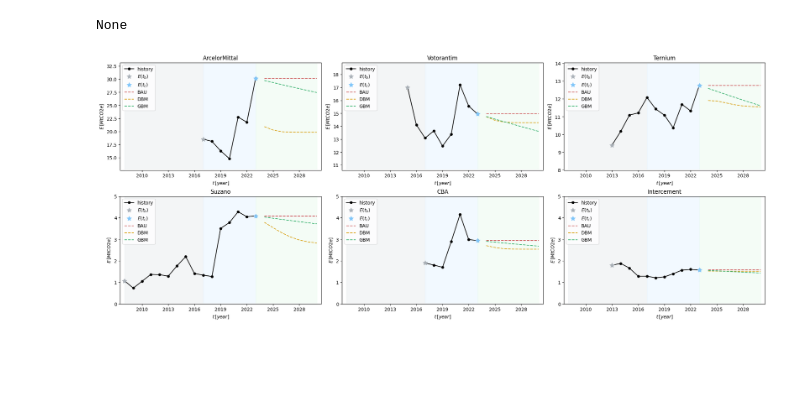
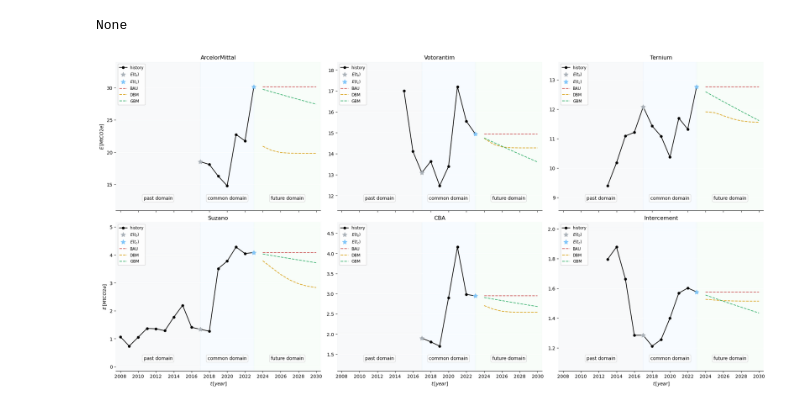
Before and after one commit to thiagoneye/costcaster, a Jupyter notebook: src/main.ipynb, the cells around one changed output. Saved outputs shown, nothing was run; the diff lists cells and outputs as text; code cells hidden in the pictures; blank space fills up the shorter version.

```diff
--- a/src/main.ipynb
+++ b/src/main.ipynb
@@ -174,9 +216,9 @@ def fit_model(
 
 # Set Span Limits
 
-past_range = [2008, 2017]
+past_range = [2007.5, 2017]
 commom_range = [2017, 2023]
-future_range = [2023, 2030]
+future_range = [2023, 2030.5]
 
 # Years for Prediction
 
@@ -194,7 +236,7 @@ output["Years"] = X_pred.tolist()
 
 # Start Plot
 
-fig, axs = plt.subplots(2, 3, figsize=(20, 8), constrained_layout=True)
+fig, axs = plt.subplots(2, 3, figsize=(20, 10), constrained_layout=True, sharex=True)
 axs = axs.flatten()
 
 colors = {
@@ -214,55 +256,60 @@ for company_id, company_name in enumerate(list_of_companies):
     # Plot (Past and Commom)
     ax = axs[company_id]
     ax.plot(X_train, y_train, "-ok", ms=5, label="history")
-    ax.plot(X_train[0], y_train[0], "*", color="#abb2b9", ms=10, label="$E(t_b)$")
+    ax.plot(X_filtered[0], y_filtered[0], "*", color="#abb2b9", ms=10, label="$E(t_b)$")
     ax.plot(X_train[-1], y_train[-1], "*", color="#80c6fa", ms=10, label="$E(t_c)$")
-    ax.axvspan(past_range[0], past_range[1], color="#e9ecef", alpha=0.5)
-    ax.axvspan(commom_range[0], commom_range[1], color="#e7f5ff", alpha=0.5)
-    ax.axvspan(future_range[0], future_range[1], color="#ebfbee", alpha=0.5)
-
-    # TODO ajustar as cores das estrelas
-    # TODO colocar a anotação no Span
 
     # BAU
     y_pred = applies_constant_line(y_train, X_pred)
     output[f"{company_name} - BAU"] = y_pred.tolist()
 
     ax.plot(X_pred, y_pred, "--", color=colors["BAU"], label="BAU")
 
     # DBM
     y_pred = fit_model(
         X_train, y_train, "svr-rbf", weights, commom_range_delimiter
     ).predict(X_pred.reshape(-1, 1))
     y_pred[y_pred < 0] = 0
     output[f"{company_name} - DBM"] = y_pred.tolist()
 
     ax.plot(X_pred, y_pred, "--", color=colors["DBM"], label="DBM")
 
     # GBM
     y_pred = applies_power_law(X_filtered, y_filtered, X_pred)
     output[f"{company_name} - GBM"] = y_pred.tolist()
 
     ax.plot(X_pred, y_pred, "--", color=colors["GBM"], label="GBM")
 
     # Configure Plot
-    ax.xaxis.set_major_locator(MultipleLocator(3))
+    ax.xaxis.set_major_locator(MultipleLocator(2))
     ax.set_xlim([2007.5, 2030.5])
-    if company_id < 3:
-        ax.set_ylim([0.85*min(y_train), 1.1*max(y_train)])
-    else:
-        ax.set_ylim([0, 5])
 
-    # TODO Grid branca
-    # TODO Desligar as bordas
+    y_min, y_max = min(y_train), max(y_train)
+    y_min_lim, y_max_lim = get_ylim(y_min, y_max)
 
-    ax.legend(loc="upper left")
-    ax.set_xlabel(r"$t \, [year]$")
-    ax.set_ylabel(r"$E \, [MtCO2e]$")
+    ax.set_ylim([y_min_lim, y_max_lim])
+
+    add_axvspan_annotation(ax, past_range[0], past_range[1], y_baseline=np.mean([y_min, y_min_lim]))
+    add_axvspan_annotation(ax, commom_range[0], commom_range[1], y_baseline=np.mean([y_min, y_min_lim]))
+    add_axvspan_annotation(ax, future_range[0], future_range[1], y_baseline=np.mean([y_min, y_min_lim]))
+
+    ax.grid(color='w', axis="y")
+    ax.spines['left'].set_visible(False)
+    ax.spines['top'].set_visible(False)
+    ax.spines['right'].set_visible(False)
+
+    ax.legend(loc="upper left", fontsize="small")
     ax.set_title(f"{company_name}")
 
-# fig.savefig(f"../img/Forecast.png")
+    if company_id in [0, 3]:
+        ax.set_ylabel("$E \\, [MtCO2e]$")
+
+    if company_id >= 3:
+        ax.set_xlabel("$t \\, [year]$")
+
+fig.savefig(f"../img/Forecast.png")
 # %% [output]
-[figure, old version]
+[figure, new version]
 # %%
 # Export Values
 
```
Also changed, not shown: parts of 2 cells of this notebook, 1 other file.
